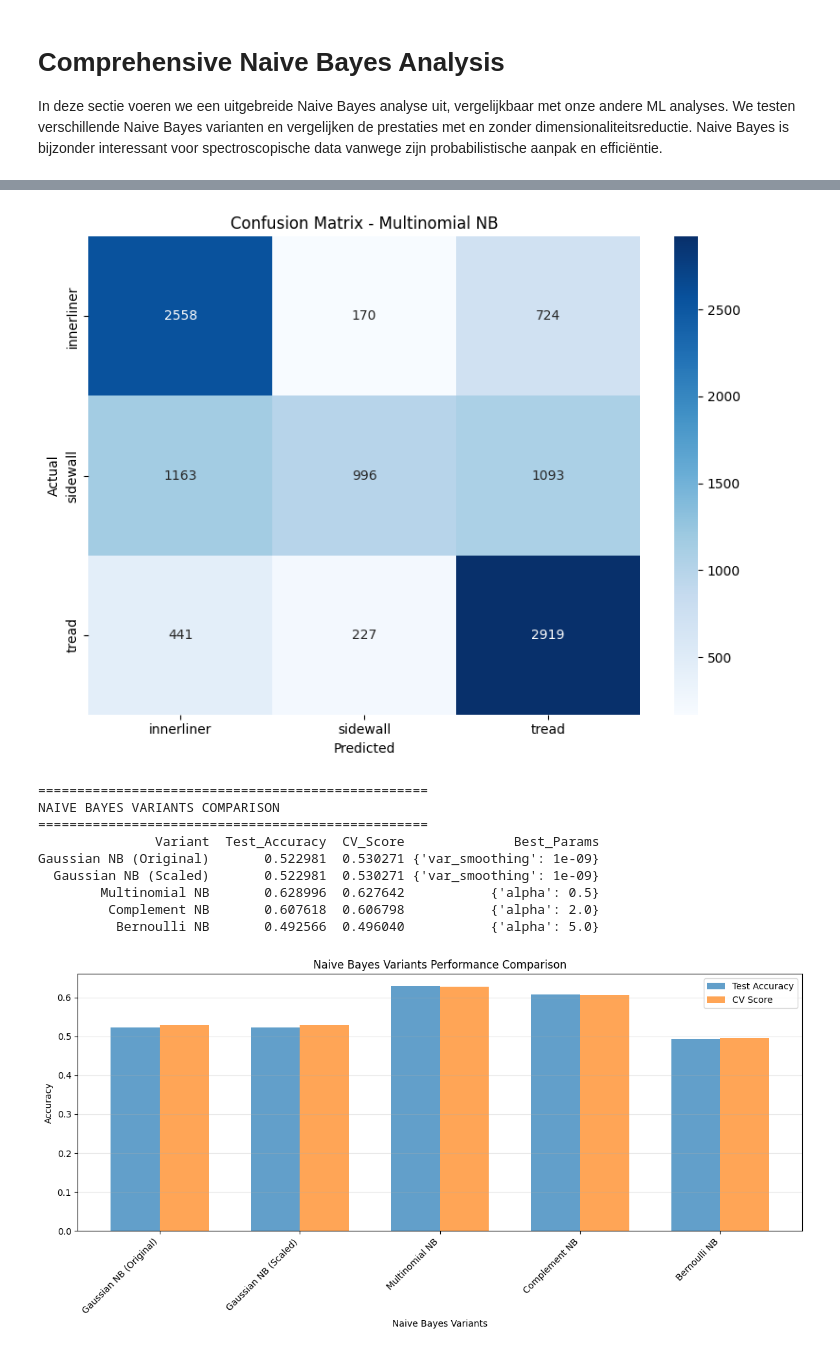
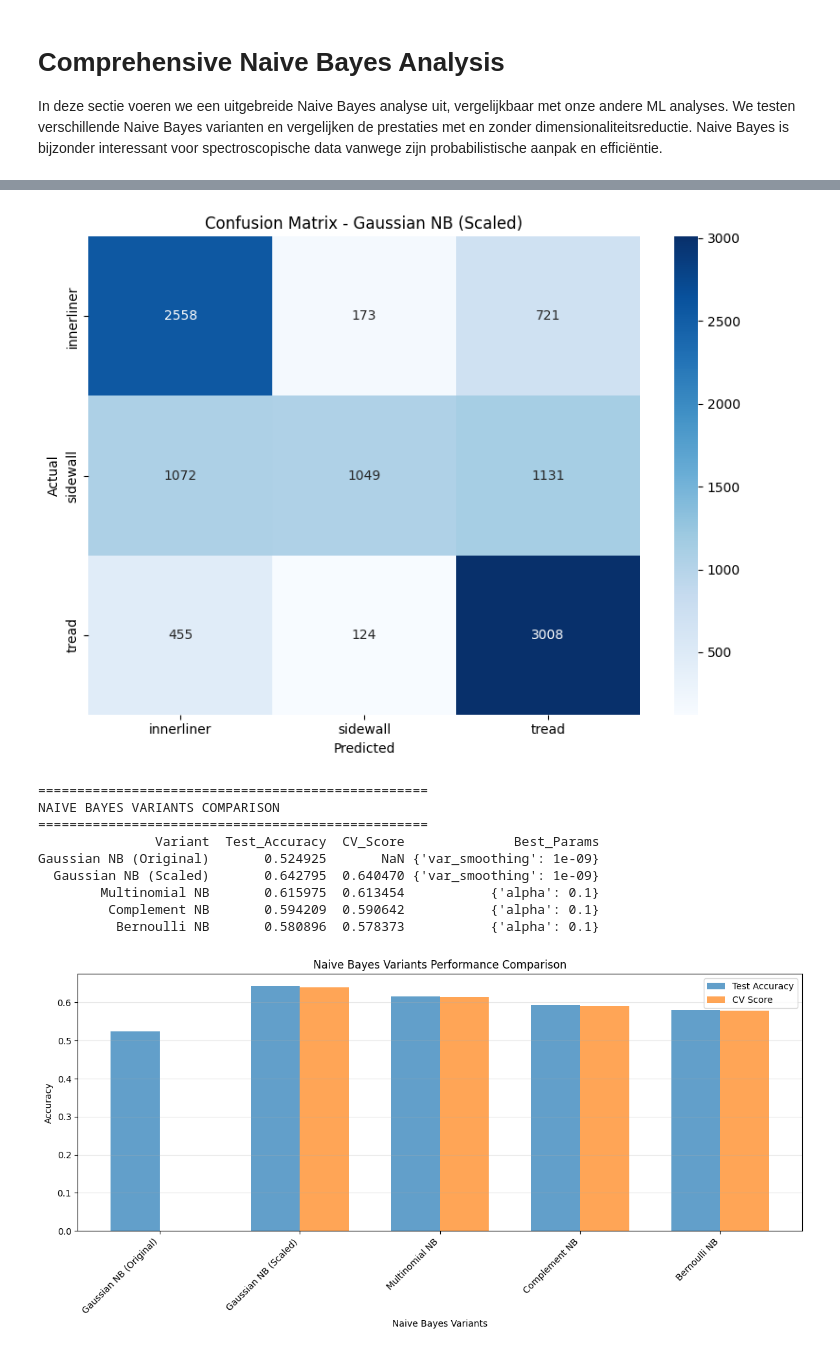
Before and after one commit to milkshake23/ML-LIBS-classificatie, a Jupyter notebook: onderzoeken technieken/naive_bayes.ipynb, the cells around one changed output, grey strips where cells are left out. Drawn from its saved outputs; the diff is of its cells as text; code cells hidden in the pictures.

```diff
--- a/onderzoeken technieken/naive_bayes.ipynb
+++ b/onderzoeken technieken/naive_bayes.ipynb
@@ -27,4 +31,4 @@ from baseline_correction_functions import BaselineCorrector, analyze_correction_
 # %%
 %%time
-data_loader = LibsDataLoader(data_directory='../data/')
-df_individual = data_loader.load_all_measurements()
+
+df = pd.read_csv('../data/csv/processed_data.csv')
@@ -31,7 +38,7 @@ df_individual = data_loader.load_all_measurements()
 # %%
 %%time
 Preprocessor = LibsDataPreprocessor()
-df_individual = Preprocessor.prepare_ml_data(df_individual)
+X_train, X_test, y_train_encoded, y_test_encoded, label_encoder, wavelength_columns = Preprocessor.prepare_ml_data(df)
 # %% [output]
 ======================================================================
 PREPARING DATA FOR MACHINE LEARNING
@@ -53,2 +59,0 @@ Wall time: 23.9 s
-# %%
-X_train, X_test, y_train, y_test = Preprocessor.split_data(df_individual[0], df_individual[1], test_size=0.2, random_state=42)
@@ -313,27 +176,27 @@ nb_variants = {
     'Gaussian NB (Original)': {
         'model': GaussianNB(),
         'data': (X_train_original, X_test_original),
-        'params': {'var_smoothing': [1e-9, 1e-8, 1e-7, 1e-6, 1e-5]}
+        'params': {'var_smoothing': [1e-9, 1e-7, 1e-5]}  # Reduced parameters
     },
     'Gaussian NB (Scaled)': {
         'model': GaussianNB(),
         'data': (X_train_scaled, X_test_scaled),
-        'params': {'var_smoothing': [1e-9, 1e-8, 1e-7, 1e-6, 1e-5]}
+        'params': {'var_smoothing': [1e-9, 1e-7, 1e-5]}  # Reduced parameters
     },
     'Multinomial NB': {
         'model': MultinomialNB(),
         'data': (X_train_nonneg, X_test_nonneg),
-        'params': {'alpha': [0.01, 0.1, 0.5, 1.0, 2.0, 5.0]}
+        'params': {'alpha': [0.1, 1.0, 5.0]}  # Reduced parameters
     },
     'Complement NB': {
         'model': ComplementNB(),
         'data': (X_train_nonneg, X_test_nonneg),
-        'params': {'alpha': [0.01, 0.1, 0.5, 1.0, 2.0, 5.0]}
+        'params': {'alpha': [0.1, 1.0, 5.0]}  # Reduced parameters
     },
     'Bernoulli NB': {
         'model': BernoulliNB(),
         'data': (X_train_binary, X_test_binary),
-        'params': {'alpha': [0.01, 0.1, 0.5, 1.0, 2.0, 5.0]}
+        'params': {'alpha': [0.1, 1.0, 5.0]}  # Reduced parameters
     }
 }
 
@@ -357,12 +220,12 @@ for variant_name, config in nb_variants.items():
         n_jobs=-1
     )
 
-    grid_search.fit(X_train_var, y_train_numeric)
+    grid_search.fit(X_train_var, y_train_encoded)
 
     # Get best model and make predictions
     best_model = grid_search.best_estimator_
     y_pred = best_model.predict(X_test_var)
-    accuracy = accuracy_score(y_test_numeric, y_pred)
+    accuracy = accuracy_score(y_test_encoded, y_pred)
 
     # Store results
     nb_results[variant_name] = {
@@ -387,12 +250,12 @@ print(f"   Parameters: {nb_results[best_variant]['best_params']}")
 
 # Detailed analysis of best variant
 print(f"\nClassification Report ({best_variant}):")
-print(classification_report(y_test_numeric, nb_results[best_variant]['predictions'],
+print(classification_report(y_test_encoded, nb_results[best_variant]['predictions'],
                           target_names=label_encoder.classes_))
 
 # Confusion matrix for best variant
 plt.figure(figsize=(8, 6))
-cm = confusion_matrix(y_test_numeric, nb_results[best_variant]['predictions'])
+cm = confusion_matrix(y_test_encoded, nb_results[best_variant]['predictions'])
 sns.heatmap(cm, annot=True, fmt='d', cmap='Blues',
             xticklabels=label_encoder.classes_,
             yticklabels=label_encoder.classes_)
@@ -458,11 +321,11 @@ weighted avg       0.65      0.63      0.61     10291
-[figure, old version]
+[figure, new version]
 ==================================================
 NAIVE BAYES VARIANTS COMPARISON
 ==================================================
                Variant  Test_Accuracy  CV_Score              Best_Params
-Gaussian NB (Original)       0.522981  0.530271 {'var_smoothing': 1e-09}
-  Gaussian NB (Scaled)       0.522981  0.530271 {'var_smoothing': 1e-09}
-        Multinomial NB       0.628996  0.627642           {'alpha': 0.5}
-         Complement NB       0.607618  0.606798           {'alpha': 2.0}
-          Bernoulli NB       0.492566  0.496040           {'alpha': 5.0}
+Gaussian NB (Original)       0.524925       NaN {'var_smoothing': 1e-09}
+  Gaussian NB (Scaled)       0.642795  0.640470 {'var_smoothing': 1e-09}
+        Multinomial NB       0.615975  0.613454           {'alpha': 0.1}
+         Complement NB       0.594209  0.590642           {'alpha': 0.1}
+          Bernoulli NB       0.580896  0.578373           {'alpha': 0.1}
-[figure, old version]
+[figure, new version]
```
Also changed, not shown: parts of 11 cells of this notebook, 15 other files.
